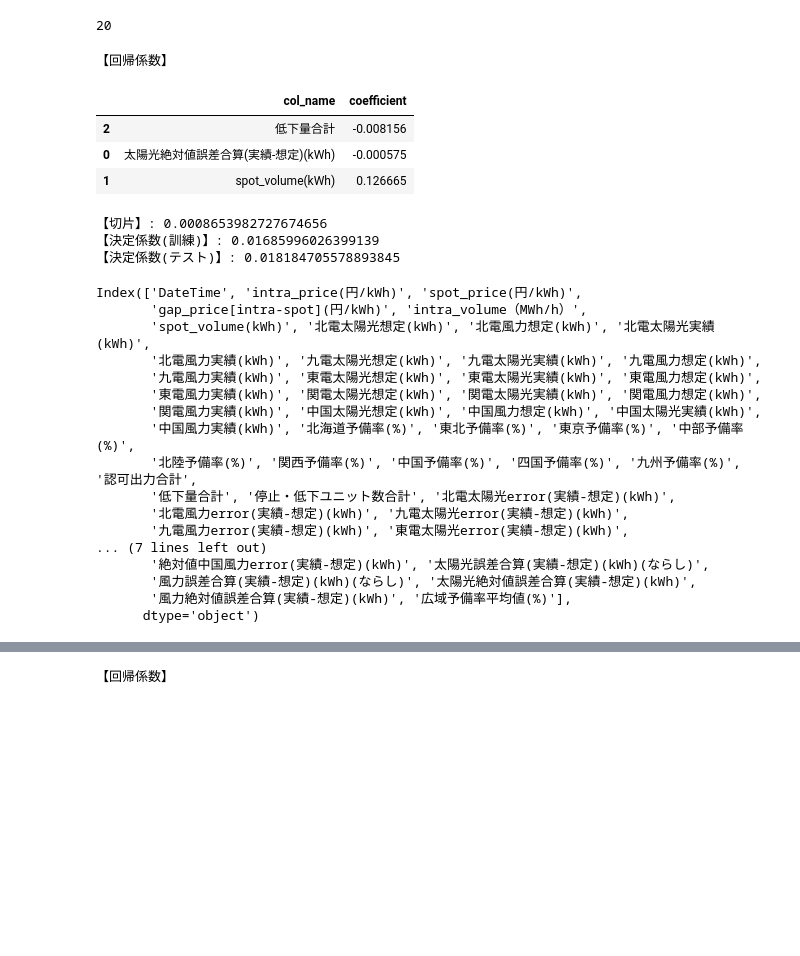
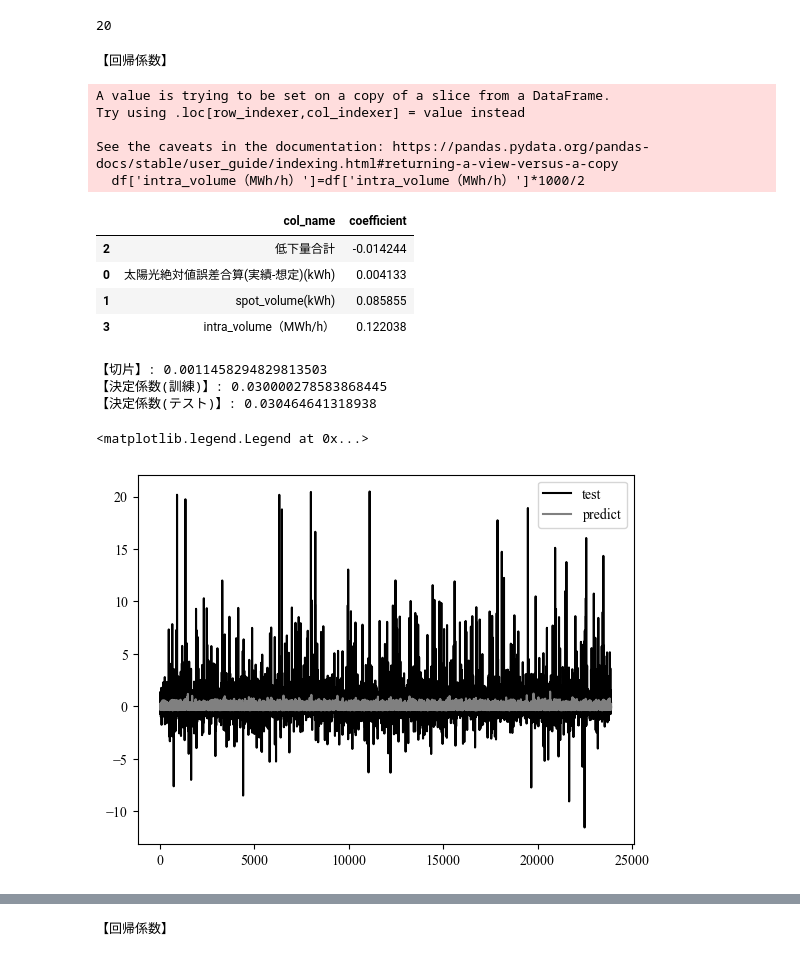
Before and after one commit to kurisk17/programwindows, a Jupyter notebook: 重回帰分析/重回帰分析2022.ipynb, the cells around one changed output, grey strips where cells are left out. Cells and saved outputs as stored; diff of their text form; code cells hidden in the pictures; blank space fills up the shorter version.

```diff
--- a/重回帰分析/重回帰分析2022.ipynb
+++ b/重回帰分析/重回帰分析2022.ipynb
@@ -24,9 +24,10 @@ version = len(files)-1
 df_king =pd.read_csv(f'../../../卒論関連書類/データ/king_history/king_history1/king{version}.csv',converters={'DateTime':pd.to_datetime})
 
 target =['太陽光絶対値誤差合算(実績-想定)(kWh)',
-        'spot_volume(kWh)', '低下量合計']
+        'spot_volume(kWh)', '低下量合計','intra_volume（MWh/h）']
 df_select =df_king[['gap_price[intra-spot](円/kWh)']+target]
 df = df_select.dropna()
+df['intra_volume（MWh/h）']=df['intra_volume（MWh/h）']*1000/2
 
 # 標準化
 scaler = StandardScaler()
@@ -38,56 +39,50 @@ df_std = pd.DataFrame(df_std,columns=df.columns)
 Y = np.array(df_std['gap_price[intra-spot](円/kWh)'])
 
 # 説明変数(X)
 # col_name = ['風力誤差合算(実績-想定)(kWh)(ならし)', '太陽光誤差合算(実績-想定)(kWh)(ならし)', 'spot_volume(kWh)', '低下量合計','広域予備率平均値(%)']
 X = np.array(df_std[target])
 
 
 # データの分割(訓練データとテストデータ)
 X_train, X_test, Y_train, Y_test = train_test_split(X, Y, test_size=0.3, random_state=0)
 
 # モデル構築
 model = LinearRegression()
 
 # 学習
 model.fit(X_train, Y_train)
 
 # 回帰係数
 coef = pd.DataFrame({"col_name":np.array(target),"coefficient":model.coef_}).sort_values(by='coefficient')
 
 # 結果
 print("【回帰係数】"
 # , coef
 )
 display(coef)
 print("【切片】:", model.intercept_)
 print("【決定係数(訓練)】:", model.score(X_train, Y_train))
 print("【決定係数(テスト)】:", model.score(X_test, Y_test))
 # %% [output]
 【回帰係数】
+A value is trying to be set on a copy of a slice from a DataFrame.
+Try using .loc[row_indexer,col_indexer] = value instead
+
+See the caveats in the documentation: https://pandas.pydata.org/pandas-docs/stable/user_guide/indexing.html#returning-a-view-versus-a-copy
+  df['intra_volume（MWh/h）']=df['intra_volume（MWh/h）']*1000/2
 |  | col_name | coefficient |
-| 2 | 低下量合計 | -0.008156 |
-| 0 | 太陽光絶対値誤差合算(実績-想定)(kWh) | -0.000575 |
-| 1 | spot_volume(kWh) | 0.126665 |
+| 2 | 低下量合計 | -0.014244 |
+| 0 | 太陽光絶対値誤差合算(実績-想定)(kWh) | 0.004133 |
+| 1 | spot_volume(kWh) | 0.085855 |
+| 3 | intra_volume（MWh/h） | 0.122038 |
-【切片】: 0.0008653982727674656
-【決定係数(訓練)】: 0.01685996026399139
-【決定係数(テスト)】: 0.018184705578893845
+【切片】: 0.0011458294829813503
+【決定係数(訓練)】: 0.030000278583868445
+【決定係数(テスト)】: 0.030464641318938
-# %%
-df_king.columns
-# %% [output]
-Index(['DateTime', 'intra_price(円/kWh)', 'spot_price(円/kWh)',
-       'gap_price[intra-spot](円/kWh)', 'intra_volume（MWh/h）',
-       'spot_volume(kWh)', '北電太陽光想定(kWh)', '北電風力想定(kWh)', '北電太陽光実績(kWh)',
-       '北電風力実績(kWh)', '九電太陽光想定(kWh)', '九電太陽光実績(kWh)', '九電風力想定(kWh)',
-       '九電風力実績(kWh)', '東電太陽光想定(kWh)', '東電太陽光実績(kWh)', '東電風力想定(kWh)',
-       '東電風力実績(kWh)', '関電太陽光想定(kWh)', '関電太陽光実績(kWh)', '関電風力想定(kWh)',
-       '関電風力実績(kWh)', '中国太陽光想定(kWh)', '中国風力想定(kWh)', '中国太陽光実績(kWh)',
-       '中国風力実績(kWh)', '北海道予備率(%)', '東北予備率(%)', '東京予備率(%)', '中部予備率(%)',
-       '北陸予備率(%)', '関西予備率(%)', '中国予備率(%)', '四国予備率(%)', '九州予備率(%)', '認可出力合計',
-       '低下量合計', '停止・低下ユニット数合計', '北電太陽光error(実績-想定)(kWh)',
-       '北電風力error(実績-想定)(kWh)', '九電太陽光error(実績-想定)(kWh)',
-       '九電風力error(実績-想定)(kWh)', '東電太陽光error(実績-想定)(kWh)',
-... (7 lines left out)
-       '絶対値中国風力error(実績-想定)(kWh)', '太陽光誤差合算(実績-想定)(kWh)(ならし)',
-       '風力誤差合算(実績-想定)(kWh)(ならし)', '太陽光絶対値誤差合算(実績-想定)(kWh)',
-       '風力絶対値誤差合算(実績-想定)(kWh)', '広域予備率平均値(%)'],
-      dtype='object')
+# %%
+plt.rcParams['font.family']='TImes New Roman'
+plt.plot(list(range(len(Y_test))),Y_test,label='test',color='black')
+plt.plot(list(range(len(Y_test))),model.predict(X_test),label='predict',color='gray')
+plt.legend()
+# %% [output]
+<matplotlib.legend.Legend at 0x...>
+[figure, added]
```
Also changed, not shown: parts of 3 cells of this notebook, 1 other file.
